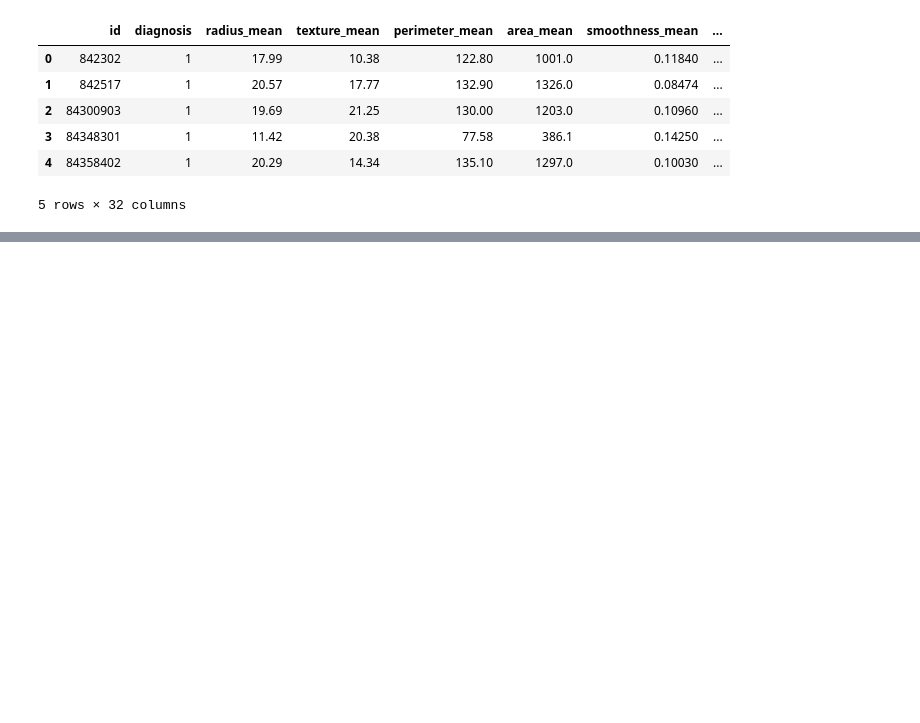
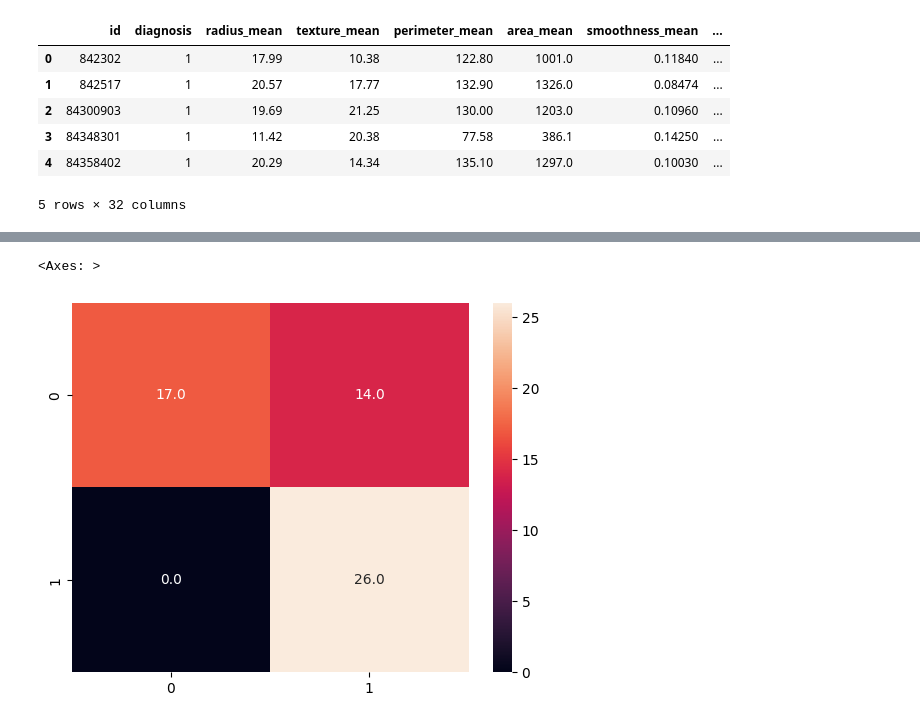
Before and after one commit to shukur-alom/Artificial-Neural-Network-From-Scratch, a Jupyter notebook: main.ipynb, the cells around one changed output, grey strips where cells are left out. Cells and saved outputs as stored; diff of their text form; code cells hidden in the pictures; blank space fills up the shorter version.

```diff
--- a/main.ipynb
+++ b/main.ipynb
@@ -160,0 +273,5 @@ sns.heatmap(confusion_matrix(y_test, predict), annot=True, fmt=".1f")
+# %%
+sns.heatmap(confusion_matrix(y_test, predict), annot=True, fmt=".1f")
+# %% [output]
+<Axes: >
+[figure, added]
```
Also changed, not shown: parts of 17 cells of this notebook.
